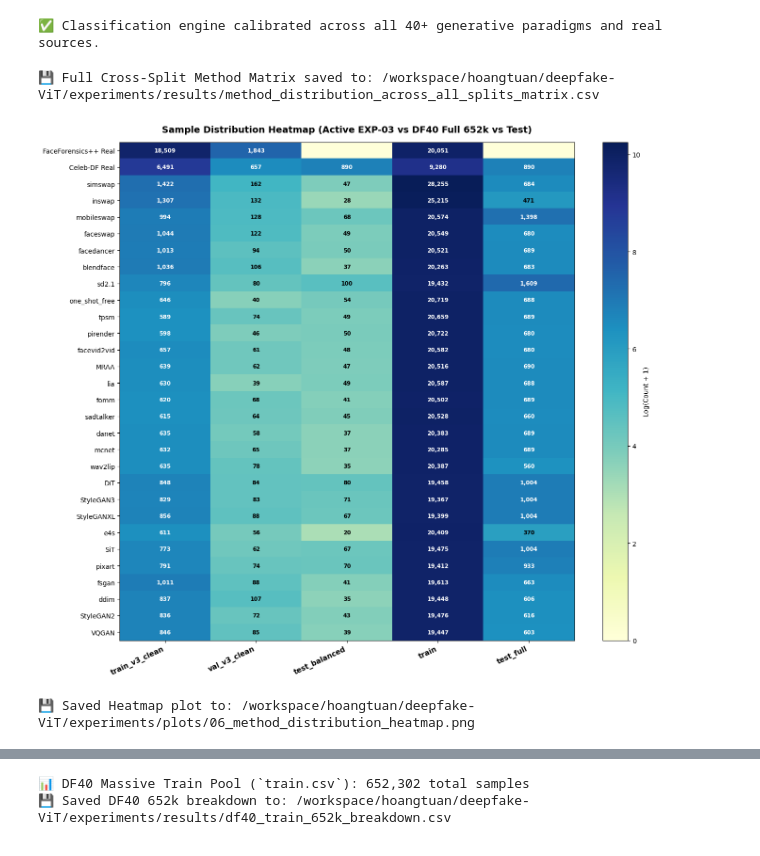
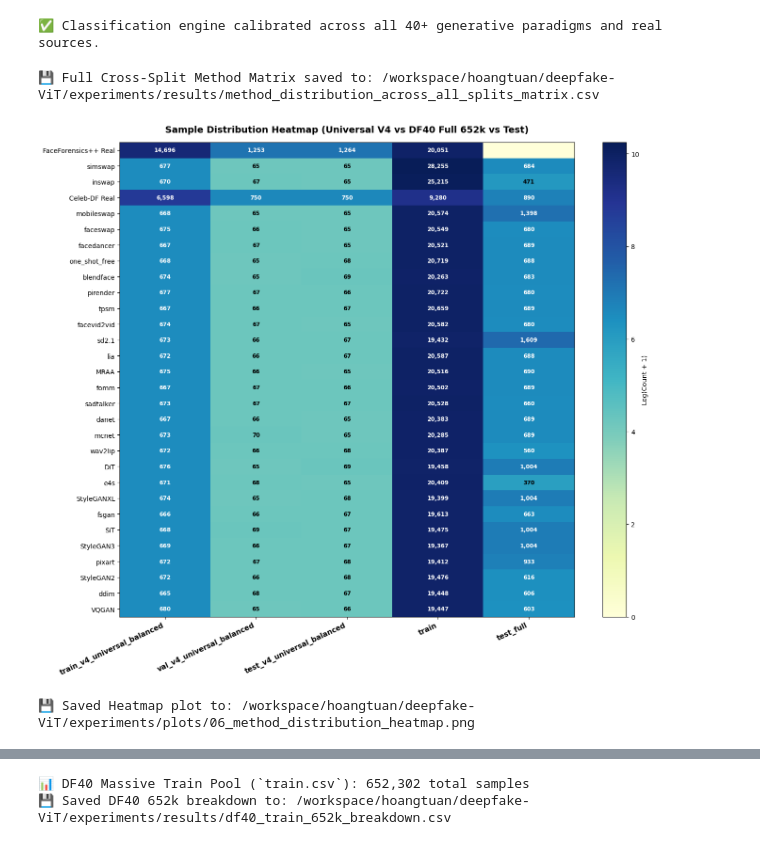
Before and after one commit to bush-le/deepfake-ViT, a Jupyter notebook: notebooks/06_comprehensive_dataset_splits_and_method_distribution_audit.ipynb, the cells around one changed output, grey strips where cells are left out. Drawn from its saved outputs; the diff is of its cells as text; code cells hidden in the pictures.

```diff
--- a/notebooks/06_comprehensive_dataset_splits_and_method_distribution_audit.ipynb
+++ b/notebooks/06_comprehensive_dataset_splits_and_method_distribution_audit.ipynb
@@ -168,9 +176,9 @@ print("✅ Classification engine calibrated across all 40+ generative paradigms
 # %%
 # Step 3: Cross-Split Distribution Matrix & Heatmap
 target_splits = [
+    "train_v4_universal_balanced.csv", "val_v4_universal_balanced.csv", "test_v4_universal_balanced.csv",
     "train_v3_clean.csv", "val_v3_clean.csv", "test_balanced.csv",
-    "train_domain_balanced_v2.csv", "train_domain_balanced.csv", "val_domain_balanced.csv",
-    "train.csv", "val.csv", "test_full.csv"
+    "train.csv", "test_full.csv"
 ]
 
 matrix_data = {}
@@ -189,36 +197,35 @@ df_matrix["TOTAL_ACROSS_SPLITS"] = df_matrix.sum(axis=1)
 df_matrix = df_matrix.sort_values(by="TOTAL_ACROSS_SPLITS", ascending=False)
 
 matrix_csv_path = RESULTS_DIR / "method_distribution_across_all_splits_matrix.csv"
 df_matrix.to_csv(matrix_csv_path)
 print(f"💾 Full Cross-Split Method Matrix saved to: {matrix_csv_path}\n")
 
-# Visualization: Heatmap of Method Distribution Across Core Splits
-core_cols = ["train_v3_clean.csv", "val_v3_clean.csv", "test_balanced.csv", "train.csv", "test_full.csv"]
+core_cols = ["train_v4_universal_balanced.csv", "val_v4_universal_balanced.csv", "test_v4_universal_balanced.csv", "train.csv", "test_full.csv"]
 plot_matrix = df_matrix[core_cols].head(30)
 
 plt.figure(figsize=(14, 12))
 plt.imshow(np.log1p(plot_matrix.values), cmap="YlGnBu", aspect="auto")
 plt.colorbar(label="Log(Count + 1)")
 
 plt.xticks(range(len(core_cols)), [c.replace('.csv', '') for c in core_cols], rotation=25, ha='right', fontsize=11, fontweight='bold')
 plt.yticks(range(len(plot_matrix)), plot_matrix.index, fontsize=10)
 
 for i in range(len(plot_matrix)):
     for j in range(len(core_cols)):
         val = plot_matrix.iloc[i, j]
         if val > 0:
             color = "white" if val > 500 else "black"
             plt.text(j, i, f"{val:,}", ha="center", va="center", color=color, fontsize=8.5, fontweight='bold')
 
-plt.title("Sample Distribution Heatmap (Active EXP-03 vs DF40 Full 652k vs Test)", fontsize=14, fontweight="bold", pad=15)
+plt.title("Sample Distribution Heatmap (Universal V4 vs DF40 Full 652k vs Test)", fontsize=14, fontweight="bold", pad=15)
 plt.tight_layout()
 
 heatmap_path = PLOTS_DIR / "06_method_distribution_heatmap.png"
 plt.savefig(heatmap_path, dpi=200, bbox_inches="tight")
 plt.show()
 print(f"💾 Saved Heatmap plot to: {heatmap_path}")
 # %% [output]
 💾 Full Cross-Split Method Matrix saved to: /workspace/hoangtuan/deepfake-ViT/experiments/results/method_distribution_across_all_splits_matrix.csv
-[figure, old version]
+[figure, new version]
 💾 Saved Heatmap plot to: /workspace/hoangtuan/deepfake-ViT/experiments/plots/06_method_distribution_heatmap.png
 # %%
```
Also changed, not shown: parts of 14 cells of this notebook, 3 other files.
